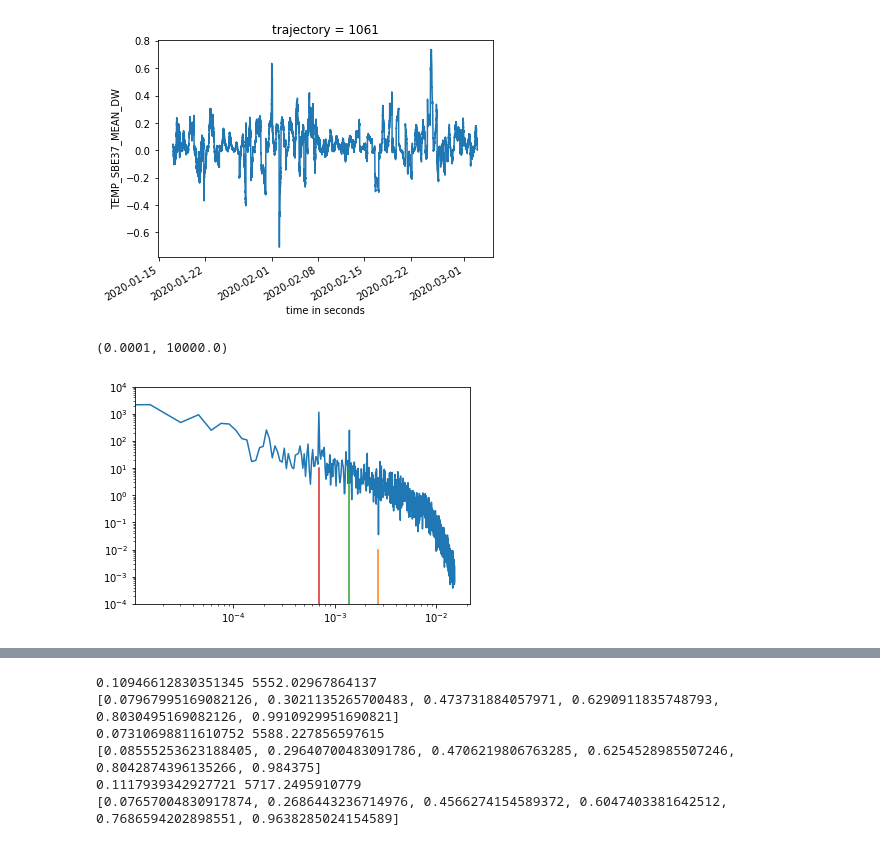
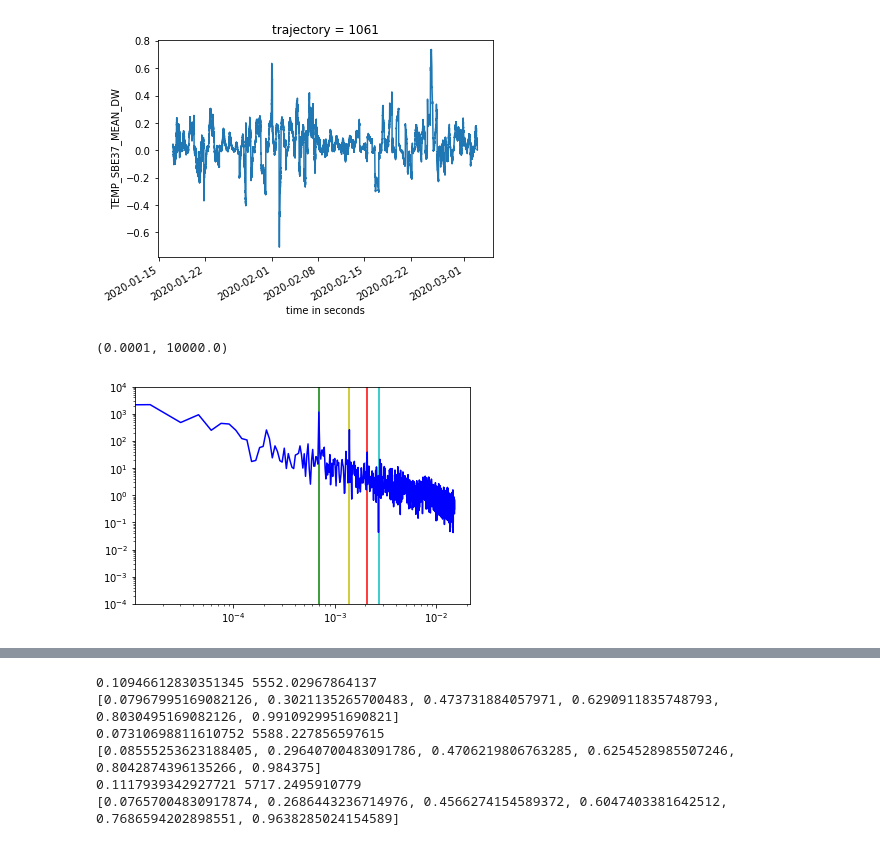
Before and after one commit to cgentemann/Saildrone, a Jupyter notebook: atomic/Calculate_density_plot.ipynb, the cells around one changed output, grey strips where cells are left out. Saved outputs shown, nothing was run; the diff lists cells and outputs as text; code cells hidden in the pictures.

```diff
--- a/atomic/Calculate_density_plot.ipynb
+++ b/atomic/Calculate_density_plot.ipynb
@@ -251,33 +251,30 @@ ds_usv.TEMP_SBE37_MEAN_DW.plot()
 [<matplotlib.lines.Line2D at 0x...>]
 [figure]
 # %%
-    #CALCULATE SPECTRUM AIR TEMPERATURE, PEAKS AT 6.2, 12, 24 HRS
-    data_all=[]
-    for iusv in range(3):
-        ds_usv = ds_saildrone.isel(trajectory=iusv)
-#        ds2 = ds_usv.assign_coords(dist_total = ds_usv.dist_total)
-#        ds3 = ds2.swap_dims({'time':'dist_total'})
-#        dist_interp = np.arange(ds2.dist_total[0],ds2.dist_total[-1],0.08)
-#        ds4 = ds3.interp(dist_total=dist_interp)
-        den = ds_usv.TEMP_AIR_MEAN.interpolate_na(dim='time')
-        den = den.where(np.isfinite(den),drop=True)
-        ds4_detrend = signal.detrend(den)
-        ds4_detrend_smooth = scipy.ndimage.filters.gaussian_filter1d(ds4_detrend, sigma=25)
-        freq, Pxx_den = signal.periodogram(ds4_detrend_smooth,1/1)  #fs = sampled at 1 min
-        freq2, Pxx_den2 = signal.welch(ds4_detrend_smooth,1/1,nperseg=1024*30)  #fs = sampled at 1 min
-        if iusv==0:
-            ps_all=Pxx_den[0:10000]
-            ps_all_welch=Pxx_den2[0:10000]
-        else:
-            ps_all = np.vstack([ps_all,Pxx_den[0:10000]])
-            ps_all_welch = np.vstack([ps_all_welch,Pxx_den2[0:10000]])
-    Pxx_den = np.mean(ps_all,axis=0)
-    Pxx_den_welch = np.mean(ps_all_welch,axis=0)
-    plt.loglog(freq[0:1000], Pxx_den[0:1000])
-    plt.loglog([1/(60*6.2),1/(60*6.2)],[10e-5,10e-3])
-    plt.loglog([1/(60*12),1/(60*12)],[10e-5,10e0])
-    plt.loglog([1/(60*24),1/(60*24)],[10e-5,10e0])
-    plt.ylim([10e-5,10e3])
+#CALCULATE SPECTRUM AIR TEMPERATURE, PEAKS AT 8, 12, 24 HRS
+data_all=[]
+for iusv in range(3):
+    ds_usv = ds_saildrone.isel(trajectory=iusv)
+    den = ds_usv.TEMP_AIR_MEAN.interpolate_na(dim='time')
+    den = den.where(np.isfinite(den),drop=True)
+    ds4_detrend_smooth = signal.detrend(den)
+#        ds4_detrend_smooth = scipy.ndimage.filters.gaussian_filter1d(ds4_detrend, sigma=25)
+    freq, Pxx_den = signal.periodogram(ds4_detrend_smooth,1/1)  #fs = sampled at 1 min
+    freq2, Pxx_den2 = signal.welch(ds4_detrend_smooth,1/1,nperseg=1024*30)  #fs = sampled at 1 min
+    if iusv==0:
+        ps_all=Pxx_den[0:10000]
+        ps_all_welch=Pxx_den2[0:10000]
+    else:
+        ps_all = np.vstack([ps_all,Pxx_den[0:10000]])
+        ps_all_welch = np.vstack([ps_all_welch,Pxx_den2[0:10000]])
+Pxx_den = np.mean(ps_all,axis=0)
+Pxx_den_welch = np.mean(ps_all_welch,axis=0)
+plt.loglog([1/(60*6.15),1/(60*6.15)],[10e-5,10e3],'c')
+plt.loglog([1/(60*8),1/(60*8)],[10e-5,10e3],'r')
+plt.loglog([1/(60*12),1/(60*12)],[10e-5,10e3],'y')
+plt.loglog([1/(60*24),1/(60*24)],[10e-5,10e3],'g')
+plt.loglog(freq[0:1000], Pxx_den[0:1000],'b')
+plt.ylim([10e-5,10e3])
 # %% [output]
 (0.0001, 10000.0)
-[figure, old version]
+[figure, new version]
```
Also changed, not shown: parts of 6 cells of this notebook, 2 other files.
